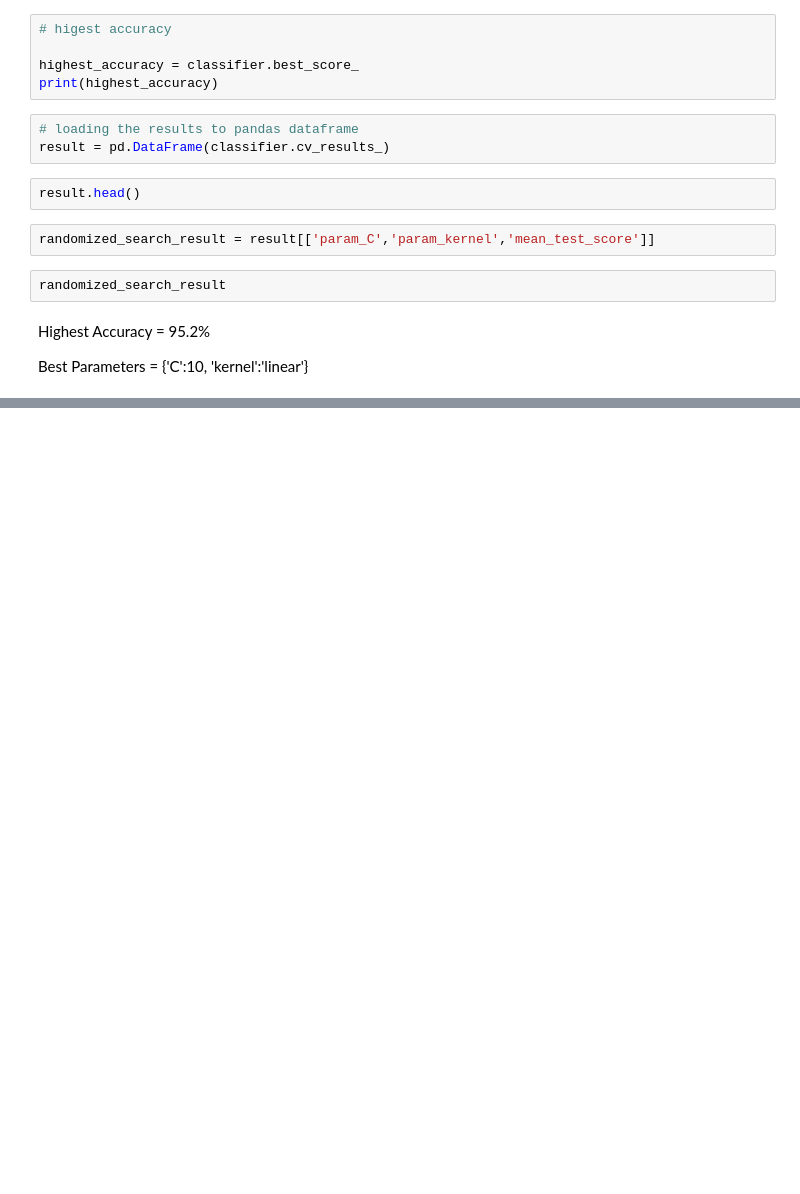
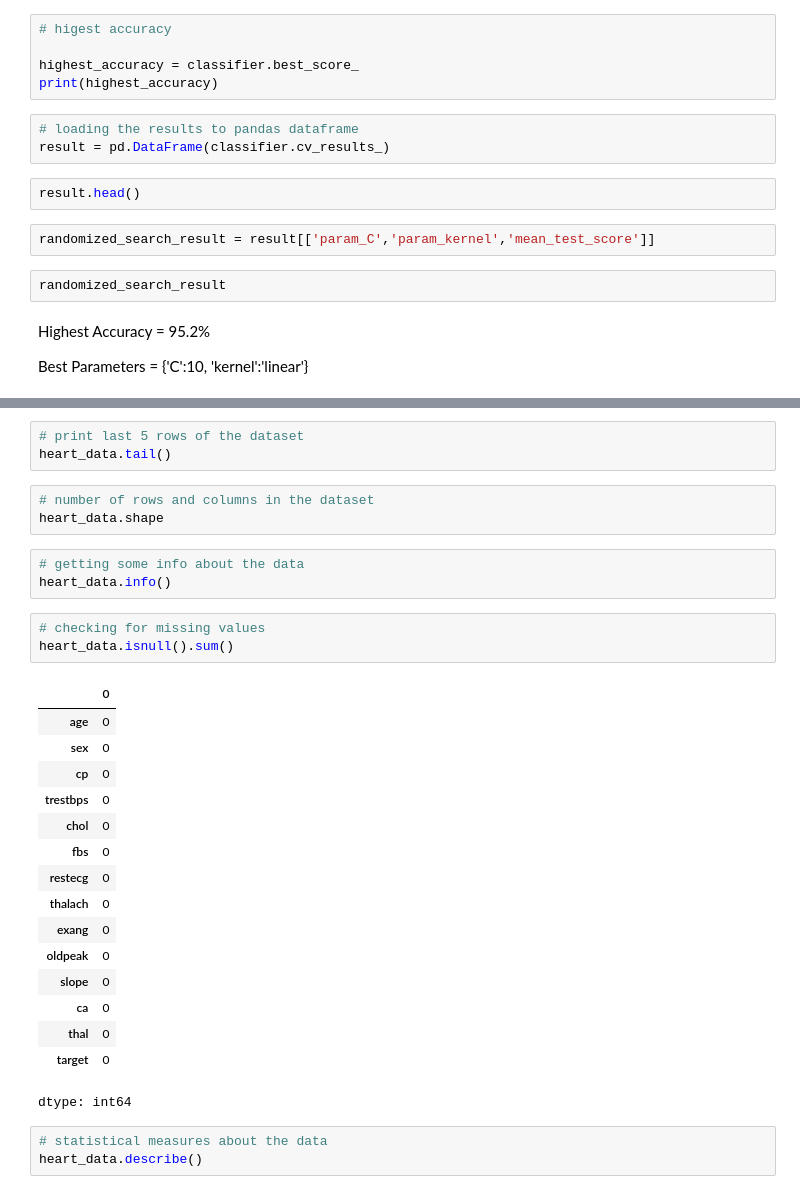
Before and after one commit to 1500-Shubham/ML-DL-AI, a Jupyter notebook: machine_learning_course_curriculum_siddhardhan.ipynb, the cells around one changed output, grey strips where cells are left out. Drawn from its saved outputs; the diff is of its cells as text; blank space fills up the shorter version.

```diff
--- a/machine_learning_course_curriculum_siddhardhan.ipynb
+++ b/machine_learning_course_curriculum_siddhardhan.ipynb
@@ -2284,0 +2312,32 @@ Best Parameters = {'C':10, 'kernel':'linear'}
+# %%
+# print last 5 rows of the dataset
+heart_data.tail()
+# %%
+# number of rows and columns in the dataset
+heart_data.shape
+# %%
+# getting some info about the data
+heart_data.info()
+# %%
+# checking for missing values
+heart_data.isnull().sum()
+# %% [output]
+|  | 0 |
+| age | 0 |
+| sex | 0 |
+| cp | 0 |
+| trestbps | 0 |
+| chol | 0 |
+| fbs | 0 |
+| restecg | 0 |
+| thalach | 0 |
+| exang | 0 |
+| oldpeak | 0 |
+| slope | 0 |
+| ca | 0 |
+| thal | 0 |
+| target | 0 |
+dtype: int64
+# %%
+# statistical measures about the data
+heart_data.describe()
```
Also changed, not shown: parts of 33 cells of this notebook.
